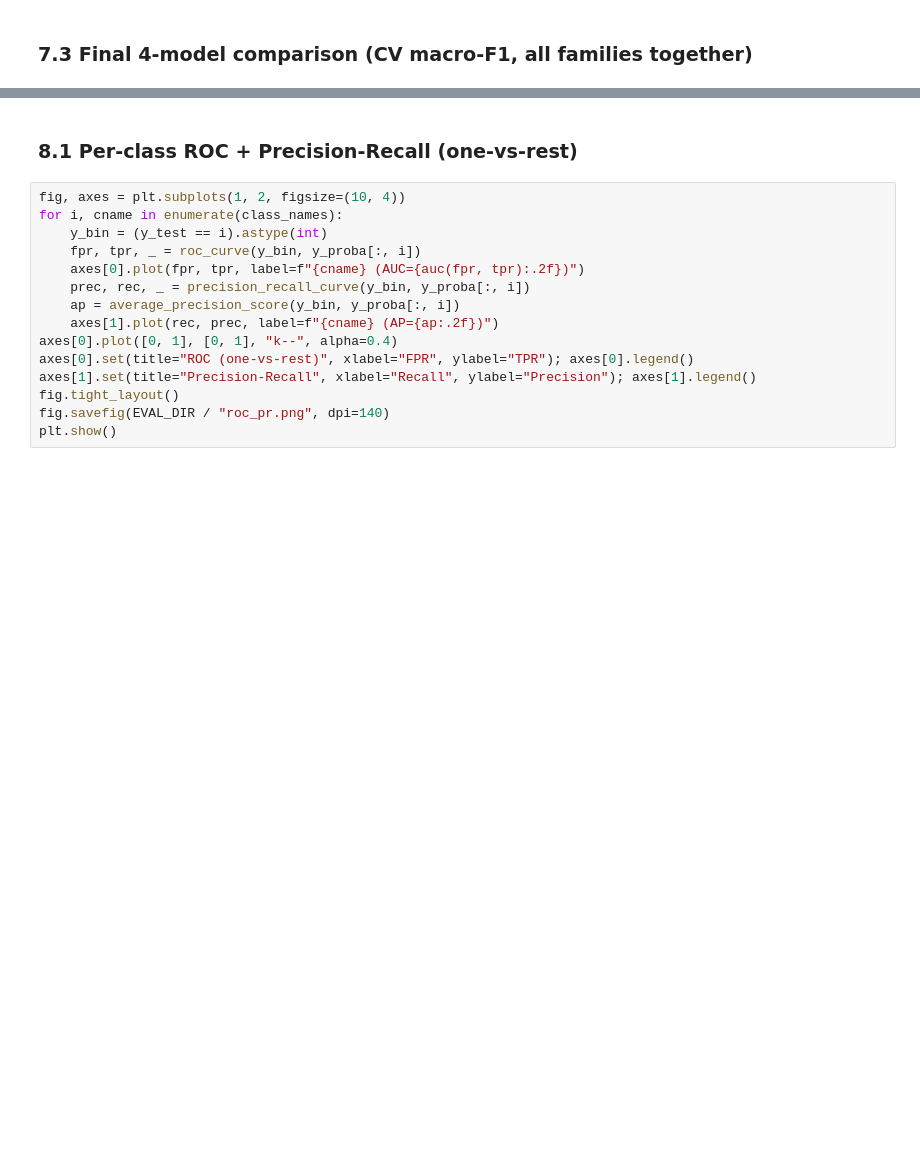
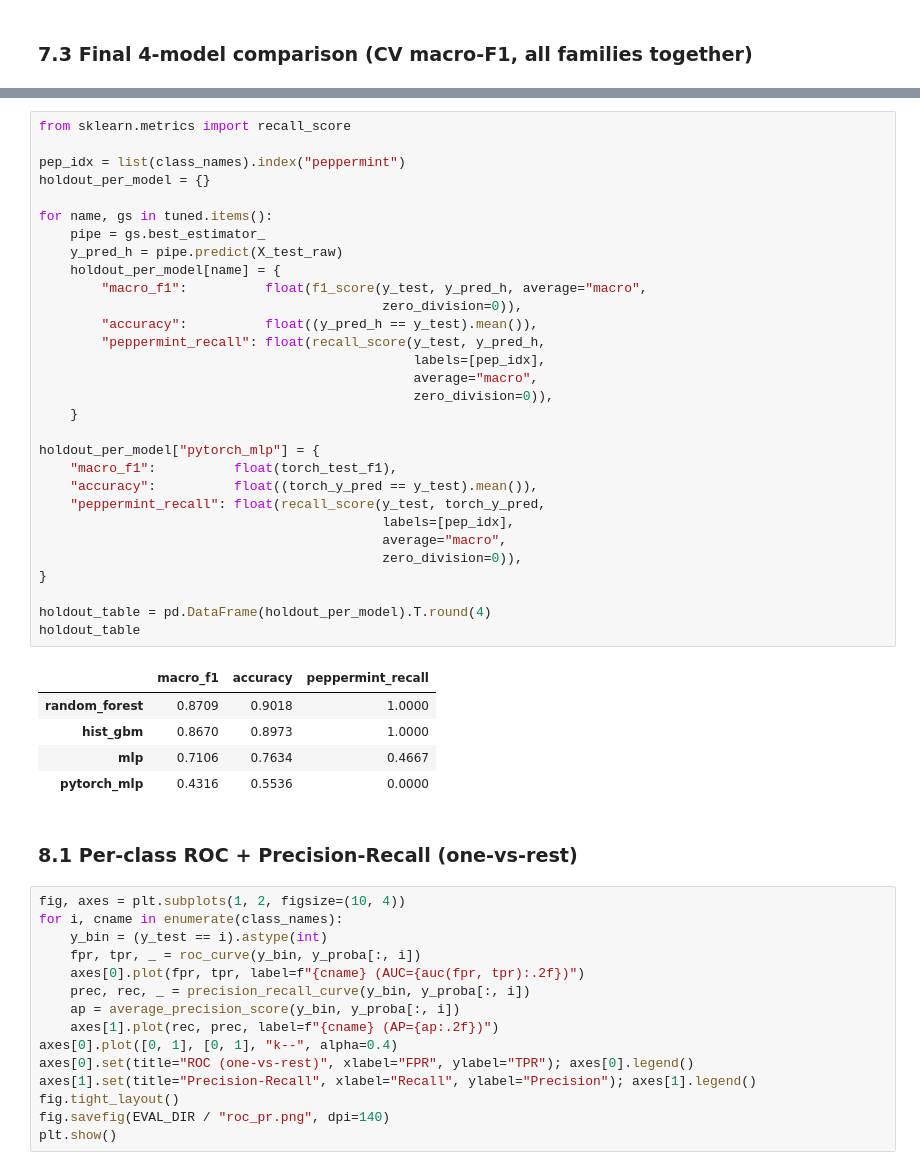
Before and after one commit to DomJab23/TeleScent, a Jupyter notebook: ml/scent_classification.ipynb, the cells around one changed output, grey strips where cells are left out. Cells and saved outputs as stored; diff of their text form; blank space fills up the shorter version.

```diff
--- a/ml/scent_classification.ipynb
+++ b/ml/scent_classification.ipynb
@@ -747,3 +748,39 @@ weighted avg     0.8122    0.7474    0.7541       190
+# %%
+from sklearn.metrics import recall_score
+
+pep_idx = list(class_names).index("peppermint")
+holdout_per_model = {}
+
+for name, gs in tuned.items():
+    pipe = gs.best_estimator_
+    y_pred_h = pipe.predict(X_test_raw)
+    holdout_per_model[name] = {
+        "macro_f1":          float(f1_score(y_test, y_pred_h, average="macro",
+                                            zero_division=0)),
+        "accuracy":          float((y_pred_h == y_test).mean()),
+        "peppermint_recall": float(recall_score(y_test, y_pred_h,
+                                                labels=[pep_idx],
+                                                average="macro",
+                                                zero_division=0)),
+    }
+
+holdout_per_model["pytorch_mlp"] = {
+    "macro_f1":          float(torch_test_f1),
+    "accuracy":          float((torch_y_pred == y_test).mean()),
+    "peppermint_recall": float(recall_score(y_test, torch_y_pred,
+                                            labels=[pep_idx],
+                                            average="macro",
+                                            zero_division=0)),
+}
+
+holdout_table = pd.DataFrame(holdout_per_model).T.round(4)
+holdout_table
+# %% [output]
+|  | macro_f1 | accuracy | peppermint_recall |
+| random_forest | 0.8709 | 0.9018 | 1.0000 |
+| hist_gbm | 0.8670 | 0.8973 | 1.0000 |
+| mlp | 0.7106 | 0.7634 | 0.4667 |
+| pytorch_mlp | 0.4316 | 0.5536 | 0.0000 |
 # %% [markdown]
 ### 8.1 Per-class ROC + Precision-Recall (one-vs-rest)
 # %%
```
Also changed, not shown: parts of 23 cells of this notebook, 27 other files.
